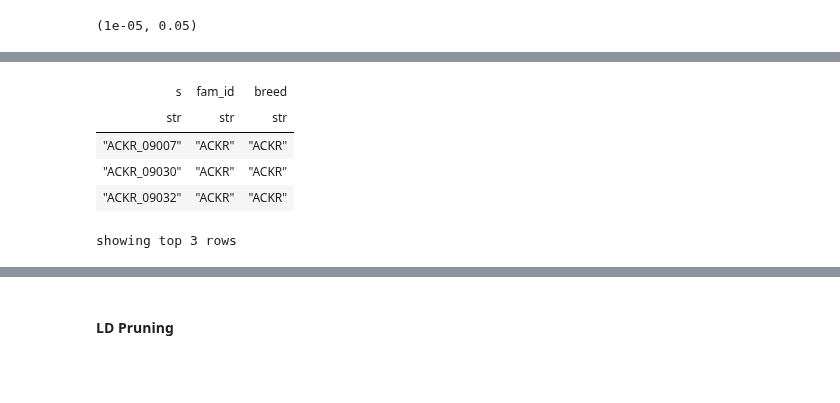
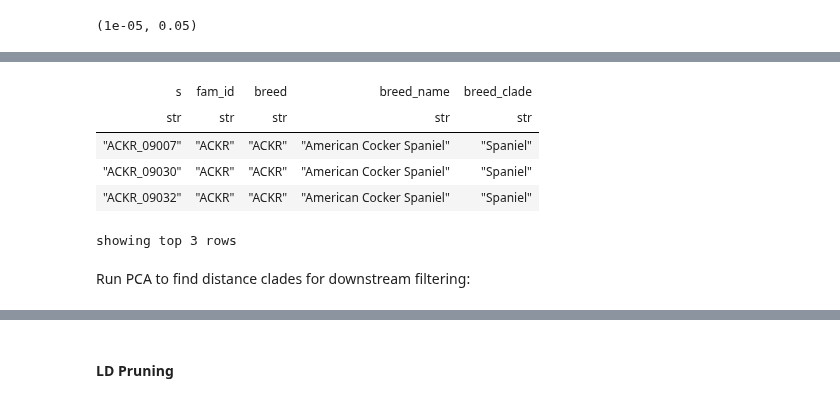
Before and after one commit to related-sciences/gwas-analysis, a Jupyter notebook: notebooks/organism/canine/cg-hail-02.ipynb, the cells around one changed output, grey strips where cells are left out. Drawn from its saved outputs; the diff is of its cells as text; code cells hidden in the pictures; blank space fills up the shorter version.

```diff
--- a/notebooks/organism/canine/cg-hail-02.ipynb
+++ b/notebooks/organism/canine/cg-hail-02.ipynb
@@ -100,6 +100,3 @@ mt_qc.count()
 2020-02-11 19:07:39 Hail: INFO: Coerced sorted dataset
 2020-02-11 19:07:40 Hail: INFO: Coerced sorted dataset
 (149845, 1350)
-# %%
-temp_dir = osp.expanduser('~/data/gwas/tmp/canine')
-temp_dir
@@ -134,0 +150,7 @@ df.head()
+# %%
+df = get_fam(ORGANISM_CANINE_REF_DIR, PLINK_FILE_REF).assign(breed=get_breed)
+dfi = get_breed_info(ORGANISM_CANINE_REF_DIR, REF_BREED_INFO_FILE)
+assert dfi.groupby('abbr').size().max() == 1
+df['breed_name'] = df['breed'].map(dfi.set_index('abbr')['breed'].to_dict())
+df['breed_clade'] = df['breed'].map(dfi.set_index('abbr')['clade'].to_dict())
+df.head()
@@ -135,6 +199,9 @@ df.head()
 # %%
-ht = hl.Table.from_pandas(df[['fid', 'iid', 'breed']].rename(columns={'fid': 'fam_id', 'iid': 's'})).key_by('s')
-mt = mt.annotate_cols(breed=ht[mt.s].breed)
+ht = hl.Table.from_pandas(
+    df[['fid', 'iid', 'breed', 'breed_name', 'breed_clade']].fillna('')
+    .rename(columns={'fid': 'fam_id', 'iid': 's'})
+).key_by('s')
+mt = mt.annotate_cols(breed=ht[mt.s].breed, breed_clade=ht[mt.s].breed_clade, breed_name=ht[mt.s].breed_name)
 cht = mt.cols()
-cht.select(cht.fam_id, cht.breed).show(3)
+cht.select(cht.fam_id, cht.breed, cht.breed_name, cht.breed_clade).show(3)
 # %% [output]
@@ -144,6 +209,8 @@ cht.select(cht.fam_id, cht.breed).show(3)
-| s | fam_id | breed |
-| str | str | str |
-| "ACKR_09007" | "ACKR" | "ACKR" |
-| "ACKR_09030" | "ACKR" | "ACKR" |
-| "ACKR_09032" | "ACKR" | "ACKR" |
+| s | fam_id | breed | breed_name | breed_clade |
+| str | str | str | str | str |
+| "ACKR_09007" | "ACKR" | "ACKR" | "American Cocker Spaniel" | "Spaniel" |
+| "ACKR_09030" | "ACKR" | "ACKR" | "American Cocker Spaniel" | "Spaniel" |
+| "ACKR_09032" | "ACKR" | "ACKR" | "American Cocker Spaniel" | "Spaniel" |
 showing top 3 rows
+# %% [markdown]
+Run PCA to find distance clades for downstream filtering:
```
Also changed, not shown: parts of 31 cells of this notebook, 3 other files.
